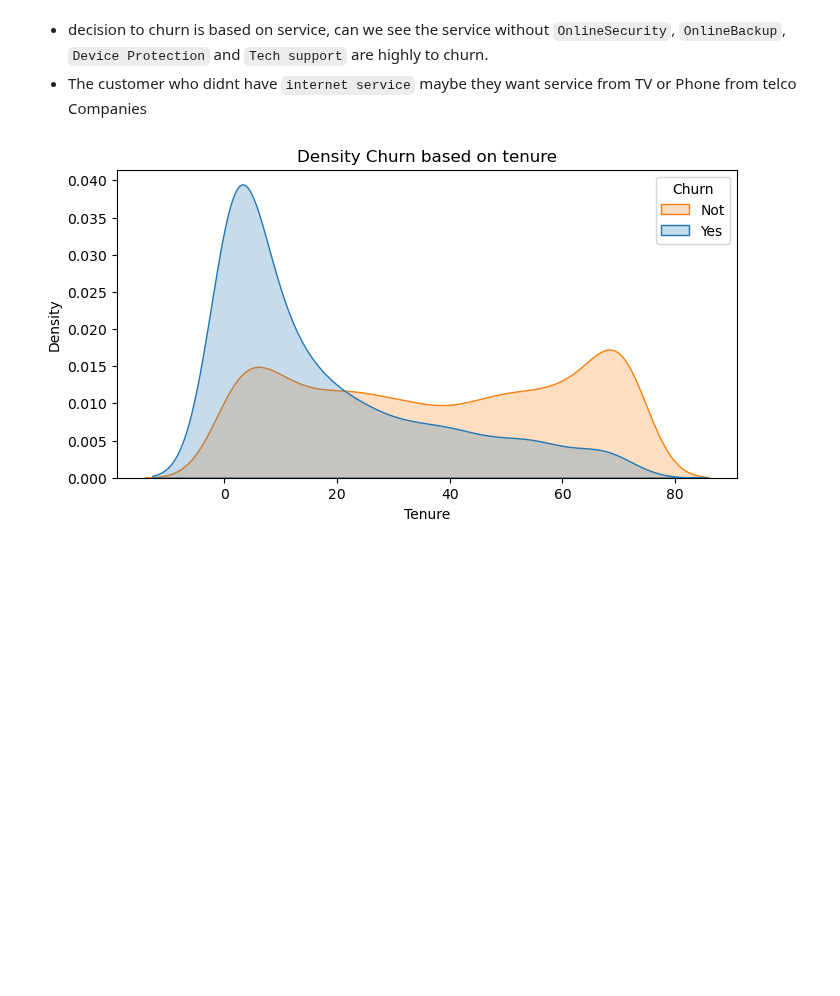
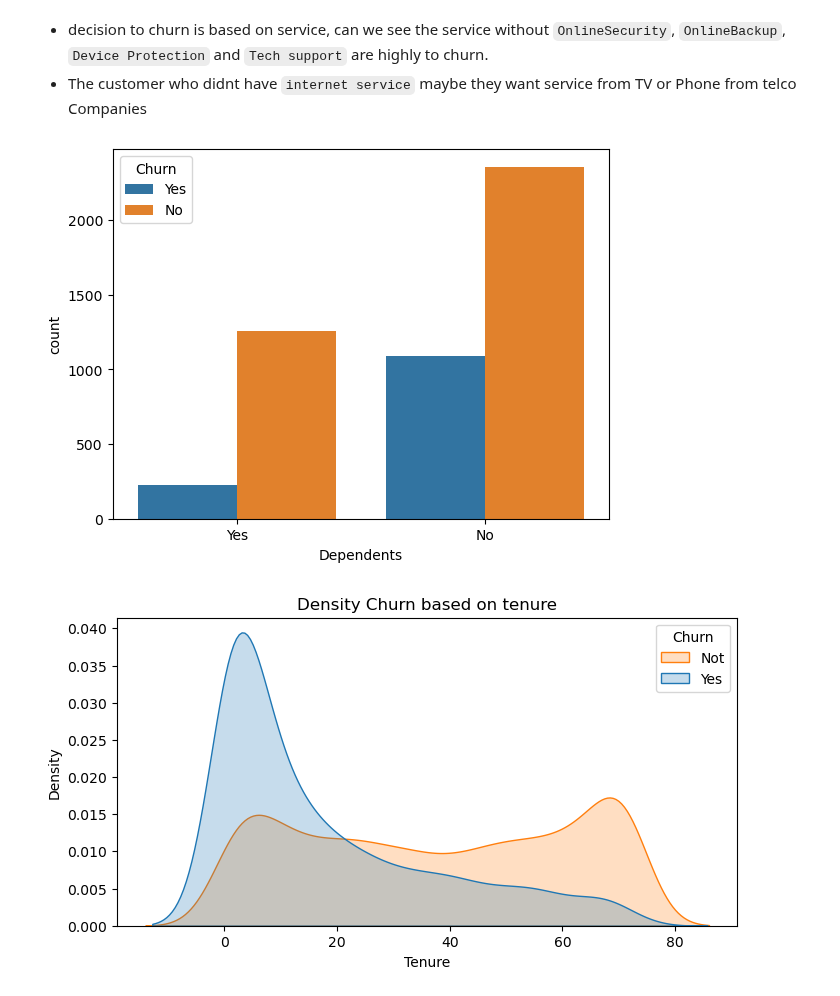
Before and after one commit to fahdmuchammad/Capstone-3-Purwadhika-Machine-learning, a Jupyter notebook: Capstone_3_Muchammad Fahd_Telco.ipynb, the cells around one changed output. Saved outputs shown, nothing was run; the diff lists cells and outputs as text; code cells hidden in the pictures; blank space fills up the shorter version.

```diff
--- a/Capstone_3_Muchammad Fahd_Telco.ipynb
+++ b/Capstone_3_Muchammad Fahd_Telco.ipynb
@@ -318,6 +318,11 @@ plt.show()
 # %% [markdown]
 - decision to churn is based on service, can we see the service without `OnlineSecurity`, `OnlineBackup`, `Device Protection` and `Tech support` are highly to churn.
 - The customer who didnt have `internet service` maybe they want service from TV or Phone from telco Companies
+# %%
+sns.countplot(x="Dependents", data=df, hue="Churn")
+plt.show()
+# %% [output]
+[figure, added]
 # %%
 plt.figure(figsize=(8, 4))
 sns.kdeplot(data=df, x="tenure", hue="Churn", common_norm=False, fill=True)
```
Also changed, not shown: parts of 2 cells of this notebook.
